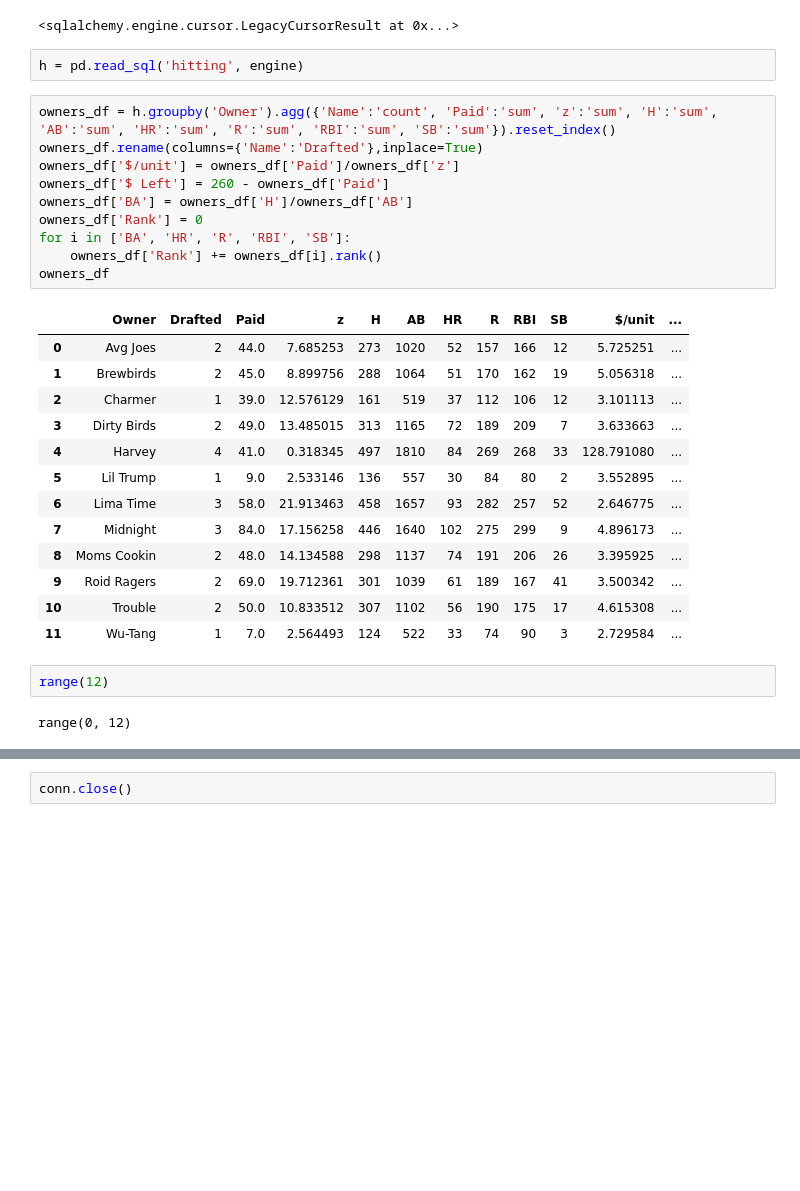
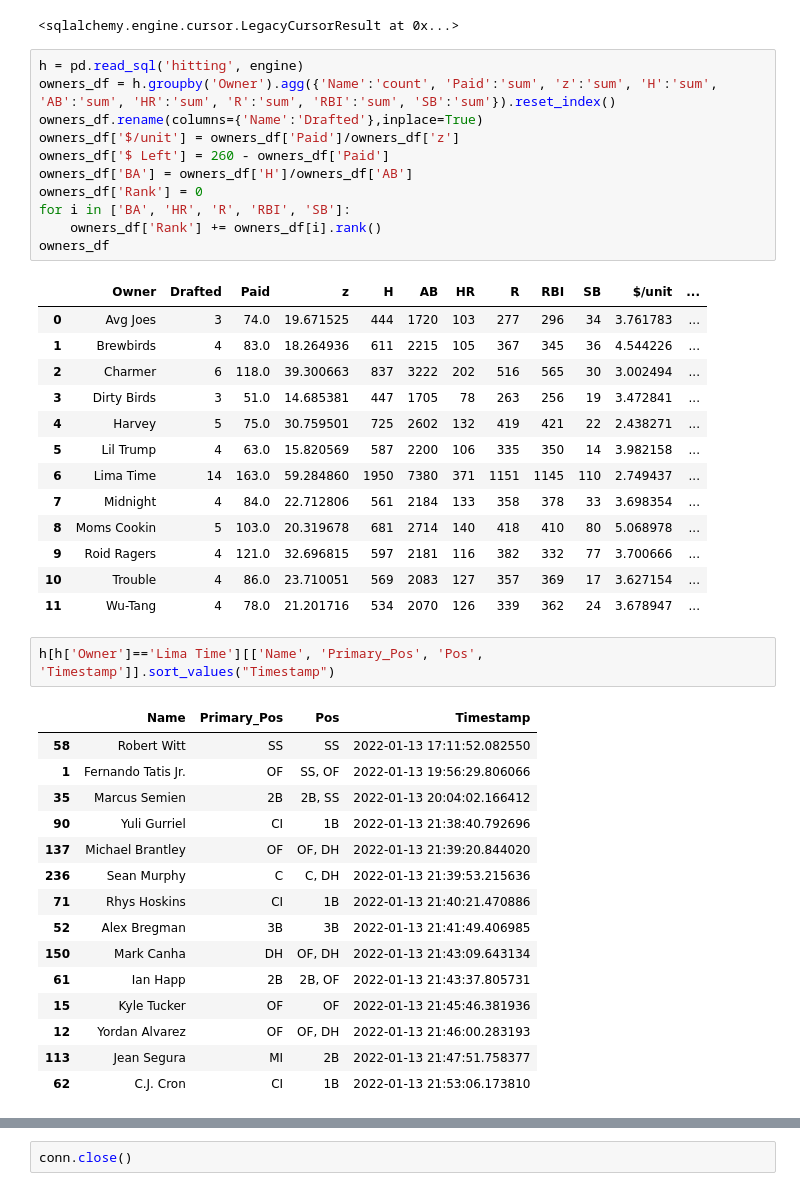
Before and after one commit to haueter19/baseball, a Jupyter notebook: Fantasy Work.ipynb, the cells around one changed output, grey strips where cells are left out. Saved outputs shown, nothing was run; the diff lists cells and outputs as text; blank space fills up the shorter version.

```diff
--- a/Fantasy Work.ipynb
+++ b/Fantasy Work.ipynb
@@ -425,9 +423,8 @@ conn.execute(hitters.update().values(Paid=15, Owner='Harvey').where(hitters.c.pl
 conn.execute(hitters.update().values(Paid=1, Owner='Harvey').where(hitters.c.playerid=='16375'))
 # %% [output]
 <sqlalchemy.engine.cursor.LegacyCursorResult at 0x...>
-# %%
-h = pd.read_sql('hitting', engine)
 # %%
+h = pd.read_sql('hitting', engine)
 owners_df = h.groupby('Owner').agg({'Name':'count', 'Paid':'sum', 'z':'sum', 'H':'sum', 'AB':'sum', 'HR':'sum', 'R':'sum', 'RBI':'sum', 'SB':'sum'}).reset_index()
 owners_df.rename(columns={'Name':'Drafted'},inplace=True)
 owners_df['$/unit'] = owners_df['Paid']/owners_df['z']
@@ -439,19 +436,33 @@ for i in ['BA', 'HR', 'R', 'RBI', 'SB']:
 owners_df
 # %% [output]
 |  | Owner | Drafted | Paid | z | H | AB | HR | R | RBI | SB | $/unit | ... |
-| 0 | Avg Joes | 2 | 44.0 | 7.685253 | 273 | 1020 | 52 | 157 | 166 | 12 | 5.725251 | ... |
-| 1 | Brewbirds | 2 | 45.0 | 8.899756 | 288 | 1064 | 51 | 170 | 162 | 19 | 5.056318 | ... |
-| 2 | Charmer | 1 | 39.0 | 12.576129 | 161 | 519 | 37 | 112 | 106 | 12 | 3.101113 | ... |
-| 3 | Dirty Birds | 2 | 49.0 | 13.485015 | 313 | 1165 | 72 | 189 | 209 | 7 | 3.633663 | ... |
-| 4 | Harvey | 4 | 41.0 | 0.318345 | 497 | 1810 | 84 | 269 | 268 | 33 | 128.791080 | ... |
-| 5 | Lil Trump | 1 | 9.0 | 2.533146 | 136 | 557 | 30 | 84 | 80 | 2 | 3.552895 | ... |
-| 6 | Lima Time | 3 | 58.0 | 21.913463 | 458 | 1657 | 93 | 282 | 257 | 52 | 2.646775 | ... |
-| 7 | Midnight | 3 | 84.0 | 17.156258 | 446 | 1640 | 102 | 275 | 299 | 9 | 4.896173 | ... |
-| 8 | Moms Cookin | 2 | 48.0 | 14.134588 | 298 | 1137 | 74 | 191 | 206 | 26 | 3.395925 | ... |
-| 9 | Roid Ragers | 2 | 69.0 | 19.712361 | 301 | 1039 | 61 | 189 | 167 | 41 | 3.500342 | ... |
-| 10 | Trouble | 2 | 50.0 | 10.833512 | 307 | 1102 | 56 | 190 | 175 | 17 | 4.615308 | ... |
-| 11 | Wu-Tang | 1 | 7.0 | 2.564493 | 124 | 522 | 33 | 74 | 90 | 3 | 2.729584 | ... |
+| 0 | Avg Joes | 3 | 74.0 | 19.671525 | 444 | 1720 | 103 | 277 | 296 | 34 | 3.761783 | ... |
+| 1 | Brewbirds | 4 | 83.0 | 18.264936 | 611 | 2215 | 105 | 367 | 345 | 36 | 4.544226 | ... |
+| 2 | Charmer | 6 | 118.0 | 39.300663 | 837 | 3222 | 202 | 516 | 565 | 30 | 3.002494 | ... |
+| 3 | Dirty Birds | 3 | 51.0 | 14.685381 | 447 | 1705 | 78 | 263 | 256 | 19 | 3.472841 | ... |
+| 4 | Harvey | 5 | 75.0 | 30.759501 | 725 | 2602 | 132 | 419 | 421 | 22 | 2.438271 | ... |
+| 5 | Lil Trump | 4 | 63.0 | 15.820569 | 587 | 2200 | 106 | 335 | 350 | 14 | 3.982158 | ... |
+| 6 | Lima Time | 14 | 163.0 | 59.284860 | 1950 | 7380 | 371 | 1151 | 1145 | 110 | 2.749437 | ... |
+| 7 | Midnight | 4 | 84.0 | 22.712806 | 561 | 2184 | 133 | 358 | 378 | 33 | 3.698354 | ... |
+| 8 | Moms Cookin | 5 | 103.0 | 20.319678 | 681 | 2714 | 140 | 418 | 410 | 80 | 5.068978 | ... |
+| 9 | Roid Ragers | 4 | 121.0 | 32.696815 | 597 | 2181 | 116 | 382 | 332 | 77 | 3.700666 | ... |
+| 10 | Trouble | 4 | 86.0 | 23.710051 | 569 | 2083 | 127 | 357 | 369 | 17 | 3.627154 | ... |
+| 11 | Wu-Tang | 4 | 78.0 | 21.201716 | 534 | 2070 | 126 | 339 | 362 | 24 | 3.678947 | ... |
 # %%
-range(12)
+h[h['Owner']=='Lima Time'][['Name', 'Primary_Pos', 'Pos', 'Timestamp']].sort_values("Timestamp")
 # %% [output]
-range(0, 12)
+|  | Name | Primary_Pos | Pos | Timestamp |
+| 58 | Robert Witt | SS | SS | 2022-01-13 17:11:52.082550 |
+| 1 | Fernando Tatis Jr. | OF | SS, OF | 2022-01-13 19:56:29.806066 |
+| 35 | Marcus Semien | 2B | 2B, SS | 2022-01-13 20:04:02.166412 |
+| 90 | Yuli Gurriel | CI | 1B | 2022-01-13 21:38:40.792696 |
+| 137 | Michael Brantley | OF | OF, DH | 2022-01-13 21:39:20.844020 |
+| 236 | Sean Murphy | C | C, DH | 2022-01-13 21:39:53.215636 |
+| 71 | Rhys Hoskins | CI | 1B | 2022-01-13 21:40:21.470886 |
+| 52 | Alex Bregman | 3B | 3B | 2022-01-13 21:41:49.406985 |
+| 150 | Mark Canha | DH | OF, DH | 2022-01-13 21:43:09.643134 |
+| 61 | Ian Happ | 2B | 2B, OF | 2022-01-13 21:43:37.805731 |
+| 15 | Kyle Tucker | OF | OF | 2022-01-13 21:45:46.381936 |
+| 12 | Yordan Alvarez | OF | OF, DH | 2022-01-13 21:46:00.283193 |
+| 113 | Jean Segura | MI | 2B | 2022-01-13 21:47:51.758377 |
+| 62 | C.J. Cron | CI | 1B | 2022-01-13 21:53:06.173810 |
```
Also changed, not shown: parts of 12 cells of this notebook, 3 other files.
